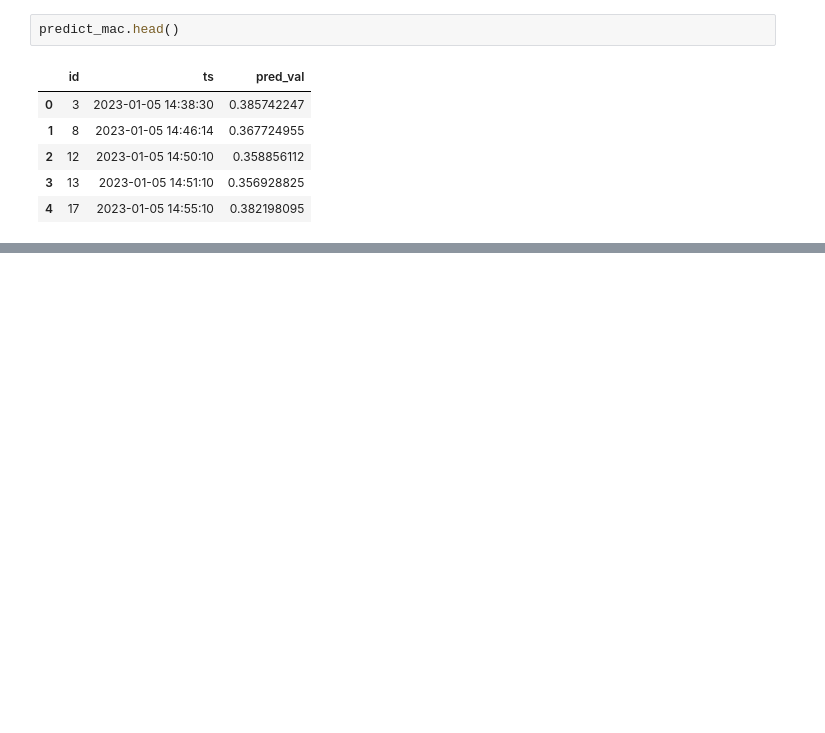
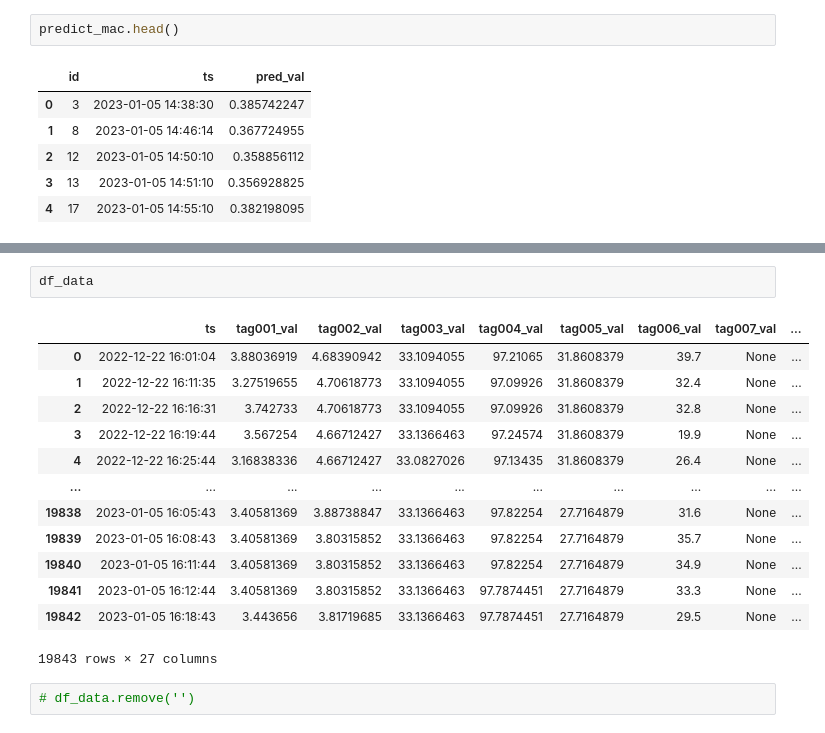
Before and after one commit to suriya43426/predictive-maintenance-streamlit-blog, a Jupyter notebook: read_data_from_redshift.ipynb, the cells around one changed output, grey strips where cells are left out. Cells and saved outputs as stored; diff of their text form; blank space fills up the shorter version.

```diff
--- a/read_data_from_redshift.ipynb
+++ b/read_data_from_redshift.ipynb
@@ -77,0 +106,18 @@ predict_mac.head()
+# %%
+df_data
+# %% [output]
+|  | ts | tag001_val | tag002_val | tag003_val | tag004_val | tag005_val | tag006_val | tag007_val | ... |
+| 0 | 2022-12-22 16:01:04 | 3.88036919 | 4.68390942 | 33.1094055 | 97.21065 | 31.8608379 | 39.7 | None | ... |
+| 1 | 2022-12-22 16:11:35 | 3.27519655 | 4.70618773 | 33.1094055 | 97.09926 | 31.8608379 | 32.4 | None | ... |
+| 2 | 2022-12-22 16:16:31 | 3.742733 | 4.70618773 | 33.1094055 | 97.09926 | 31.8608379 | 32.8 | None | ... |
+| 3 | 2022-12-22 16:19:44 | 3.567254 | 4.66712427 | 33.1366463 | 97.24574 | 31.8608379 | 19.9 | None | ... |
+| 4 | 2022-12-22 16:25:44 | 3.16838336 | 4.66712427 | 33.0827026 | 97.13435 | 31.8608379 | 26.4 | None | ... |
+| ... | ... | ... | ... | ... | ... | ... | ... | ... | ... |
+| 19838 | 2023-01-05 16:05:43 | 3.40581369 | 3.88738847 | 33.1366463 | 97.82254 | 27.7164879 | 31.6 | None | ... |
+| 19839 | 2023-01-05 16:08:43 | 3.40581369 | 3.80315852 | 33.1366463 | 97.82254 | 27.7164879 | 35.7 | None | ... |
+| 19840 | 2023-01-05 16:11:44 | 3.40581369 | 3.80315852 | 33.1366463 | 97.82254 | 27.7164879 | 34.9 | None | ... |
+| 19841 | 2023-01-05 16:12:44 | 3.40581369 | 3.80315852 | 33.1366463 | 97.7874451 | 27.7164879 | 33.3 | None | ... |
+| 19842 | 2023-01-05 16:18:43 | 3.443656 | 3.81719685 | 33.1366463 | 97.7874451 | 27.7164879 | 29.5 | None | ... |
+19843 rows × 27 columns
+# %%
+# df_data.remove('')
```
Also changed, not shown: parts of 7 cells of this notebook, 6 other files.
